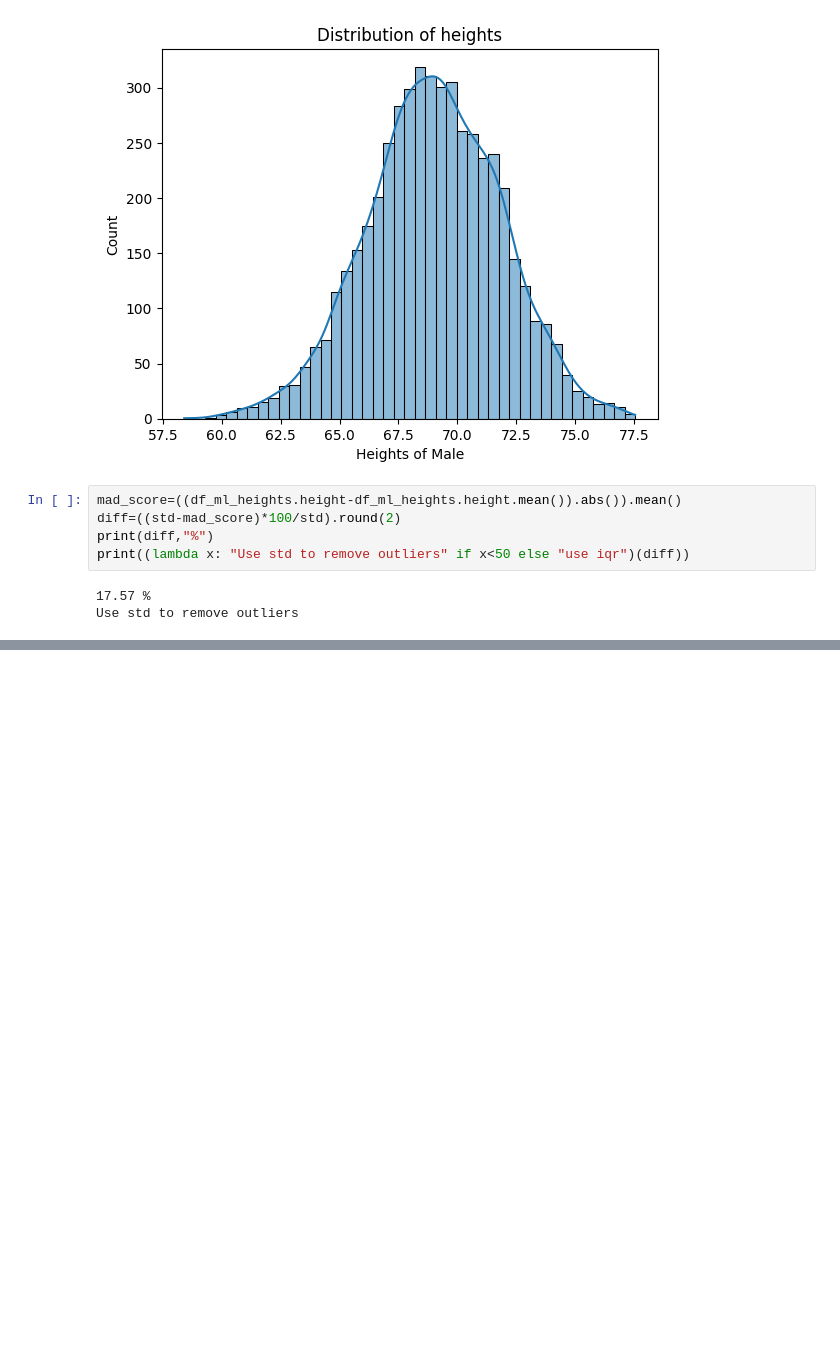
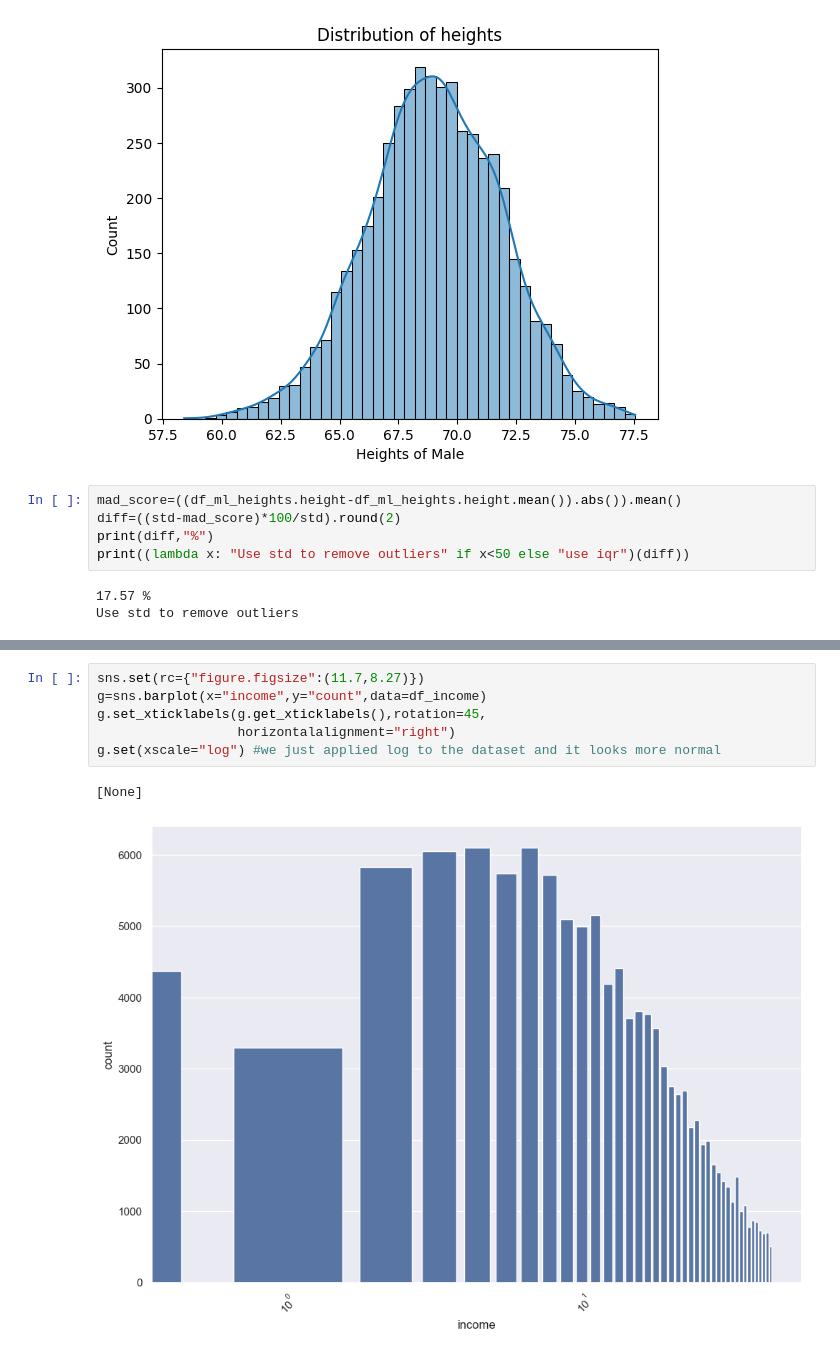
Before and after one commit to Ayomide906/test, a Jupyter notebook: Data_analysis_pandas/maths_stats.ipynb, the cells around one changed output, grey strips where cells are left out. Drawn from its saved outputs; the diff is of its cells as text; blank space fills up the shorter version.

```diff
--- a/Data_analysis_pandas/maths_stats.ipynb
+++ b/Data_analysis_pandas/maths_stats.ipynb
@@ -181,0 +234,9 @@ Use std to remove outliers
+# %%
+sns.set(rc={"figure.figsize":(11.7,8.27)})
+g=sns.barplot(x="income",y="count",data=df_income)
+g.set_xticklabels(g.get_xticklabels(),rotation=45,
+                  horizontalalignment="right")
+g.set(xscale="log") #we just applied log to the dataset and it looks more normal
+# %% [output]
+[None]
+[figure, added]
```
Also changed, not shown: parts of 6 cells of this notebook, 1 other file.
